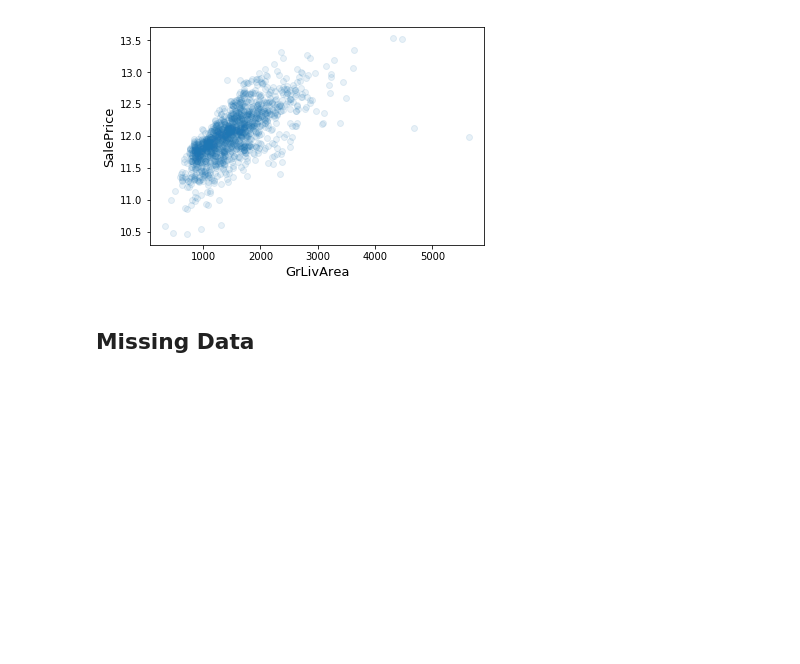
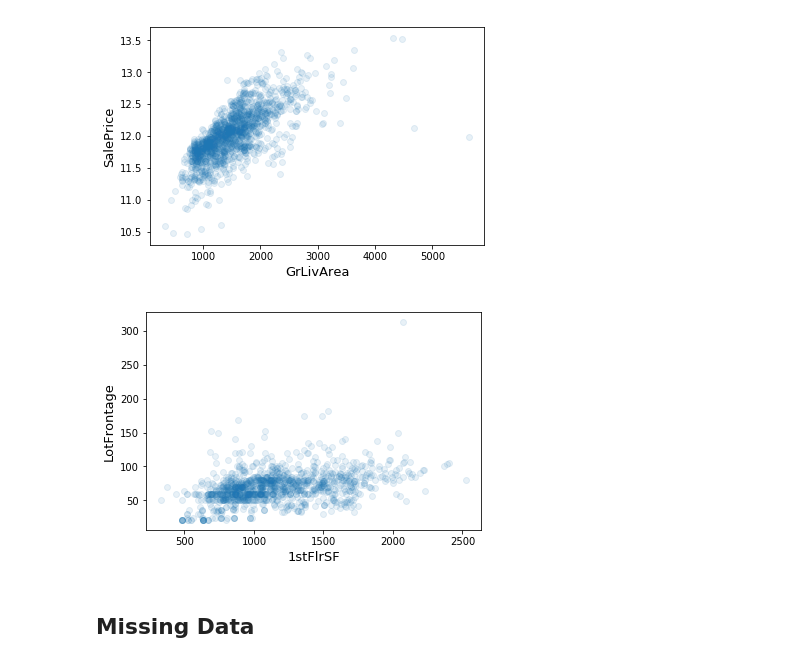
Before and after one commit to SergeyAnokhin/jupyter, a Jupyter notebook: kaggle/HousePrices/main.ipynb, the cells around one changed output. Cells and saved outputs as stored; diff of their text form; code cells hidden in the pictures; blank space fills up the shorter version.

```diff
--- a/kaggle/HousePrices/main.ipynb
+++ b/kaggle/HousePrices/main.ipynb
@@ -118,6 +118,14 @@ plt.xlabel('GrLivArea', fontsize=13)
 plt.show()
 # %% [output]
 [figure]
+# %%
+fig, ax = plt.subplots()
+ax.scatter(x = df['1stFlrSF'], y = df['LotFrontage'], alpha=0.1)
+plt.ylabel('LotFrontage', fontsize=13)
+plt.xlabel('1stFlrSF', fontsize=13)
+plt.show()
+# %% [output]
+[figure, added]
 # %%
 #Deleting outliers
 df = df.drop(df[(df['GrLivArea']>4000) & (df['SalePrice']<300000)].index)
```
Also changed, not shown: parts of 34 cells of this notebook, 1 other file.
